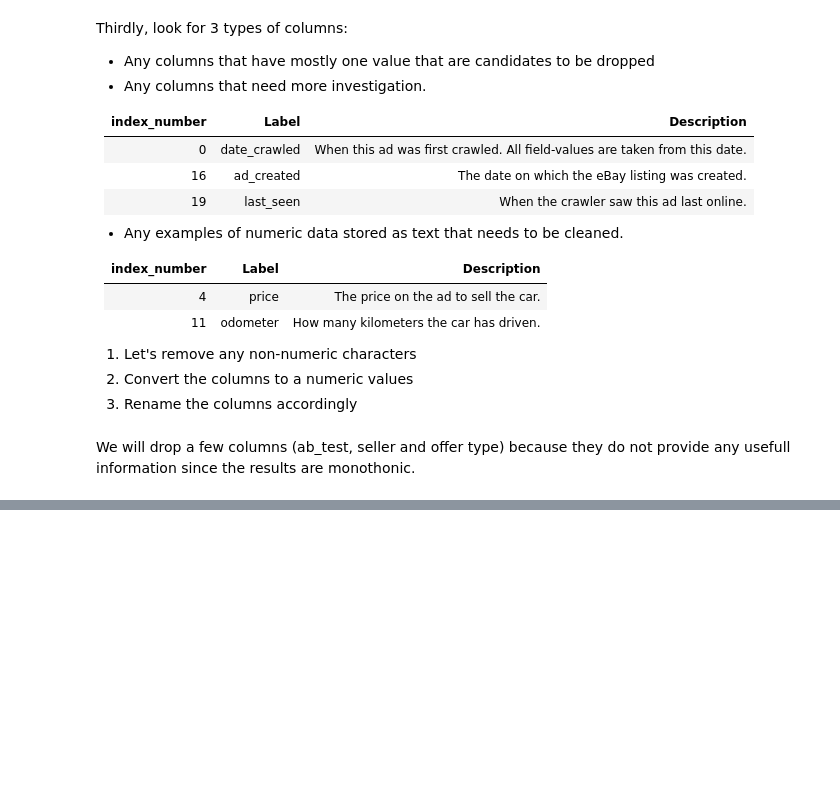
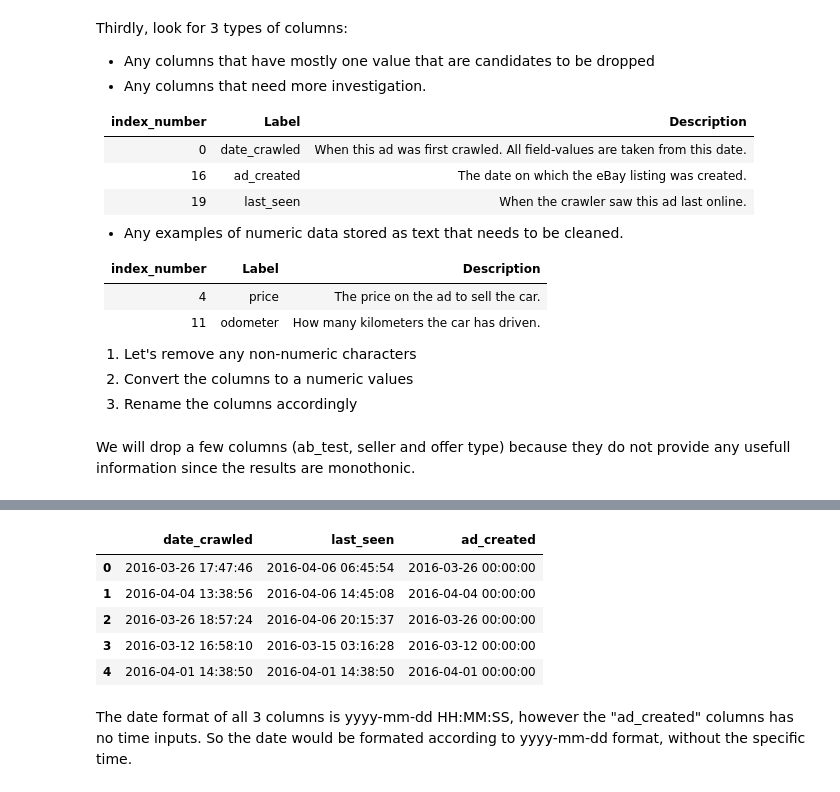
Before and after one commit to salkenov1/used_cars_analysis, a Jupyter notebook: used_ebay_cars_analysis.ipynb, the cells around one changed output, grey strips where cells are left out. Saved outputs shown, nothing was run; the diff lists cells and outputs as text; code cells hidden in the pictures; blank space fills up the shorter version.

```diff
--- a/used_ebay_cars_analysis.ipynb
+++ b/used_ebay_cars_analysis.ipynb
@@ -186,0 +234,4 @@ autos.head(10)
+# %%
+average_autos = autos["price_dollars"].between(1000, 100000, inclusive=True)
+autos = autos[average_autos]
+autos.shape
@@ -186,0 +287,11 @@ autos.head(10)
+# %%
+autos[["date_crawled", "last_seen", "ad_created"]][0:5]
+# %% [output]
+|  | date_crawled | last_seen | ad_created |
+| 0 | 2016-03-26 17:47:46 | 2016-04-06 06:45:54 | 2016-03-26 00:00:00 |
+| 1 | 2016-04-04 13:38:56 | 2016-04-06 14:45:08 | 2016-04-04 00:00:00 |
+| 2 | 2016-03-26 18:57:24 | 2016-04-06 20:15:37 | 2016-03-26 00:00:00 |
+| 3 | 2016-03-12 16:58:10 | 2016-03-15 03:16:28 | 2016-03-12 00:00:00 |
+| 4 | 2016-04-01 14:38:50 | 2016-04-01 14:38:50 | 2016-04-01 00:00:00 |
+# %% [markdown]
+The date format of all 3 columns is yyyy-mm-dd HH:MM:SS, however the "ad_created" columns has no time inputs. So the date would be formated according to yyyy-mm-dd format, without the specific time.
```
Also changed, not shown: parts of 25 cells of this notebook.
